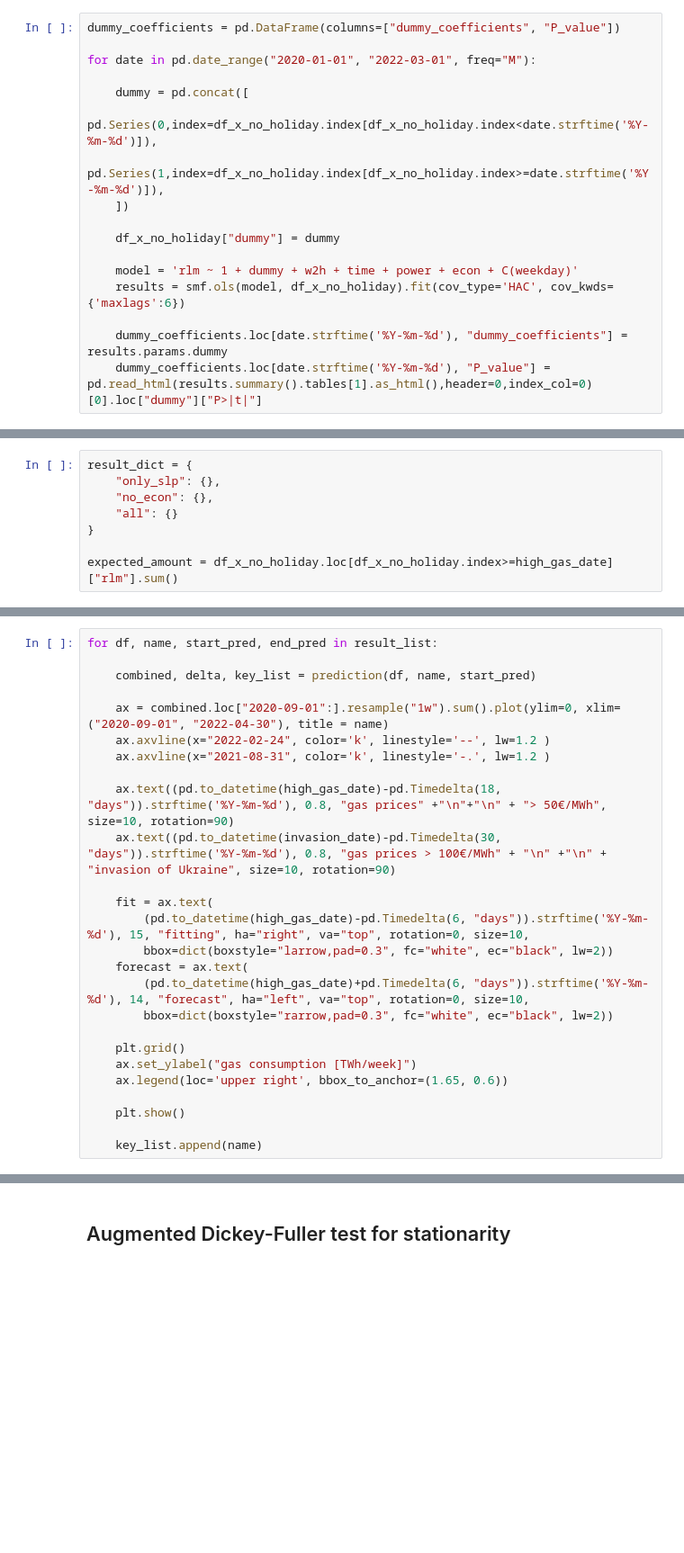
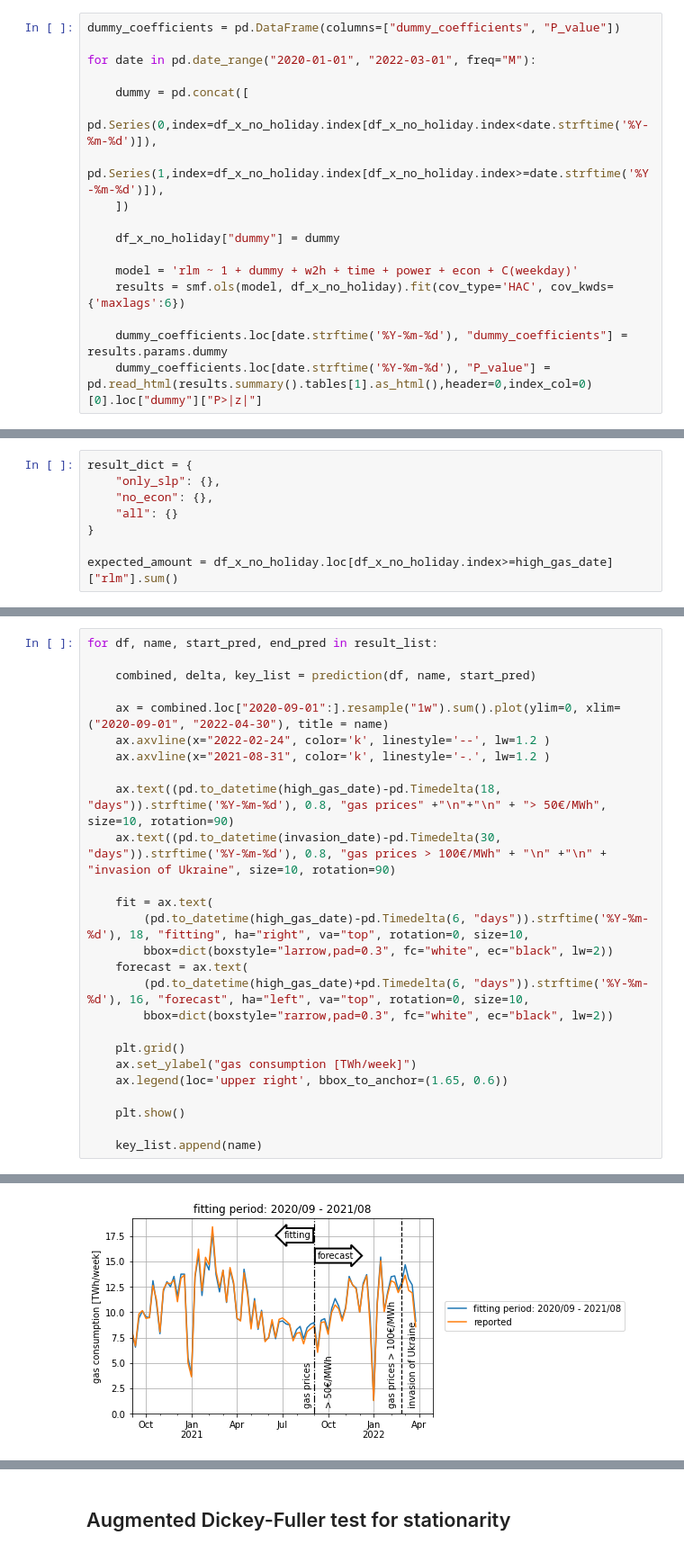
Before and after one commit to oruhnau/energy_demand, a Jupyter notebook: top_down/analysis.ipynb, the cells around one changed output, grey strips where cells are left out. Shown: that part at 90% size. Saved outputs shown, nothing was run; the diff lists cells and outputs as text; blank space fills up the shorter version.

```diff
--- a/top_down/analysis.ipynb
+++ b/top_down/analysis.ipynb
@@ -648,4 +648,4 @@ for date in pd.date_range("2020-01-01", "2022-03-01", freq="M"):
     results = smf.ols(model, df_x_no_holiday).fit(cov_type='HAC', cov_kwds={'maxlags':6})
 
     dummy_coefficients.loc[date.strftime('%Y-%m-%d'), "dummy_coefficients"] = results.params.dummy
-    dummy_coefficients.loc[date.strftime('%Y-%m-%d'), "P_value"] = pd.read_html(results.summary().tables[1].as_html(),header=0,index_col=0)[0].loc["dummy"]["P>|t|"]
+    dummy_coefficients.loc[date.strftime('%Y-%m-%d'), "P_value"] = pd.read_html(results.summary().tables[1].as_html(),header=0,index_col=0)[0].loc["dummy"]["P>|z|"]
@@ -747,10 +760,10 @@ for df, name, start_pred, end_pred in result_list:
     ax.text((pd.to_datetime(invasion_date)-pd.Timedelta(30, "days")).strftime('%Y-%m-%d'), 0.8, "gas prices > 100€/MWh" + "\n" +"\n" + "invasion of Ukraine", size=10, rotation=90)
 
     fit = ax.text(
-        (pd.to_datetime(high_gas_date)-pd.Timedelta(6, "days")).strftime('%Y-%m-%d'), 15, "fitting", ha="right", va="top", rotation=0, size=10,
+        (pd.to_datetime(high_gas_date)-pd.Timedelta(6, "days")).strftime('%Y-%m-%d'), 18, "fitting", ha="right", va="top", rotation=0, size=10,
         bbox=dict(boxstyle="larrow,pad=0.3", fc="white", ec="black", lw=2))
     forecast = ax.text(
-        (pd.to_datetime(high_gas_date)+pd.Timedelta(6, "days")).strftime('%Y-%m-%d'), 14, "forecast", ha="left", va="top", rotation=0, size=10,
+        (pd.to_datetime(high_gas_date)+pd.Timedelta(6, "days")).strftime('%Y-%m-%d'), 16, "forecast", ha="left", va="top", rotation=0, size=10,
         bbox=dict(boxstyle="rarrow,pad=0.3", fc="white", ec="black", lw=2))
 
     plt.grid()
@@ -760,3 +773,4 @@ for df, name, start_pred, end_pred in result_list:
     plt.show()
 
     key_list.append(name)
+# %% [output]
@@ -762,0 +780 @@ for df, name, start_pred, end_pred in result_list:
+[figure, added]
```
Also changed, not shown: parts of 14 cells of this notebook.
